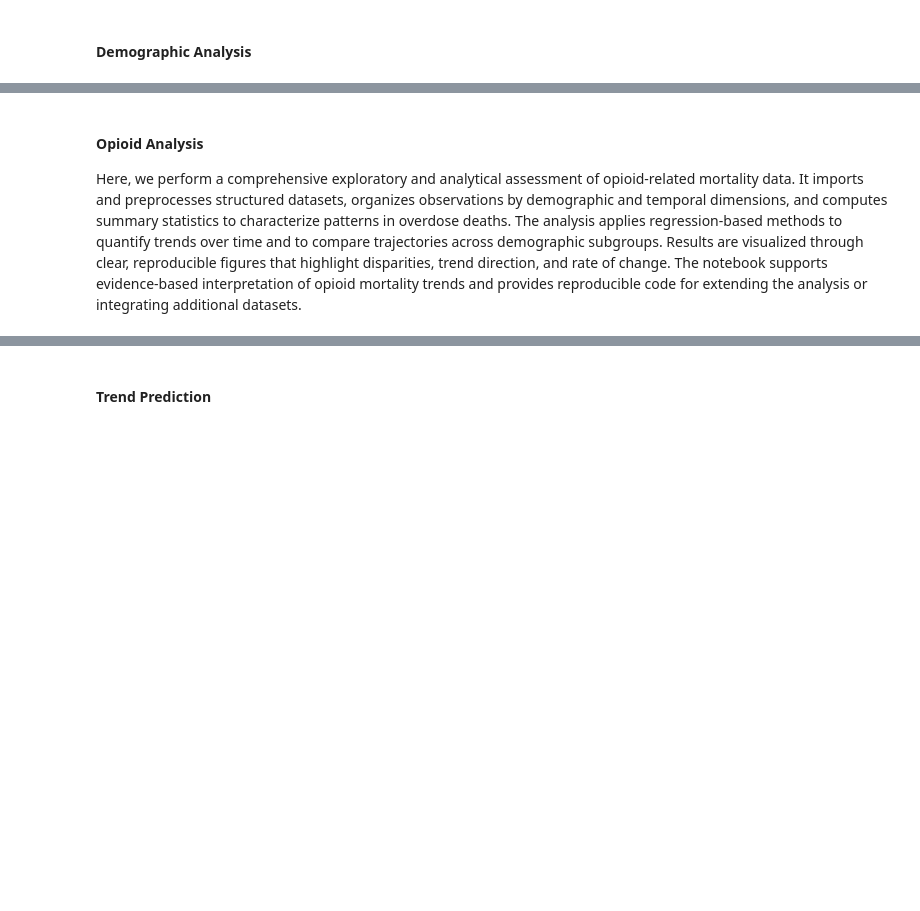
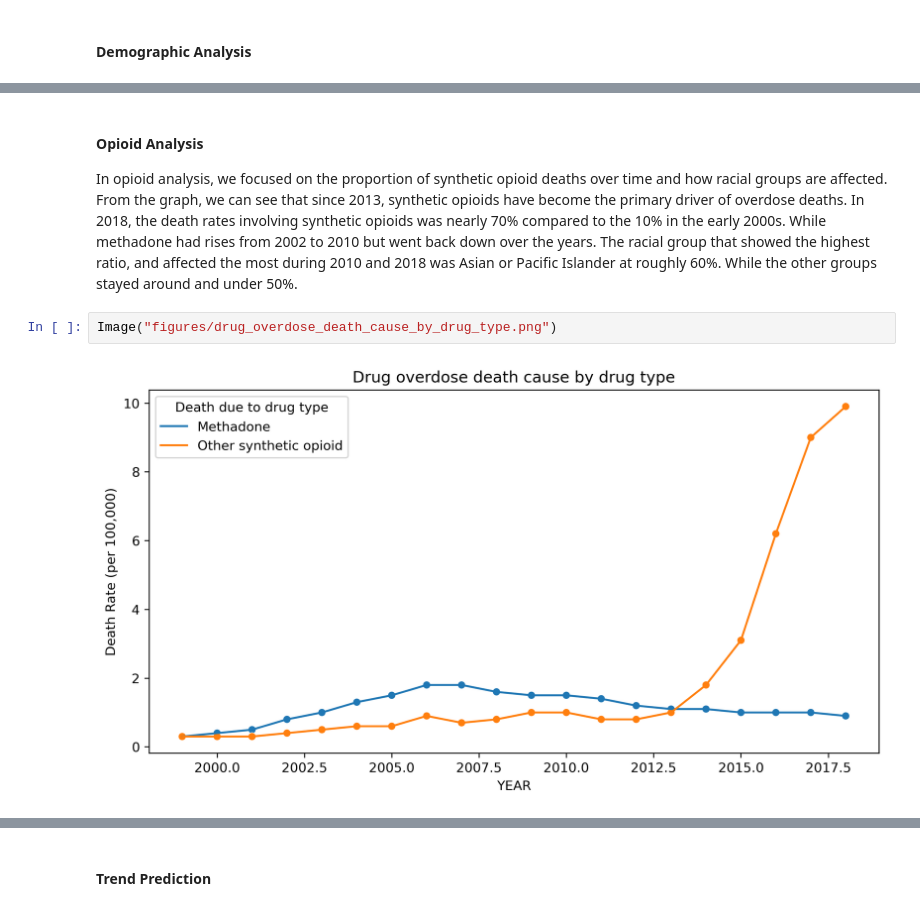
Before and after one commit to UCB-stat-159-f25/final-group09, a Jupyter notebook: main.ipynb, the cells around one changed output, grey strips where cells are left out. Saved outputs shown, nothing was run; the diff lists cells and outputs as text; blank space fills up the shorter version.

```diff
--- a/main.ipynb
+++ b/main.ipynb
@@ -43,5 +43,9 @@ Image("figures/heatmap_by_age_group.png", width=600)
 [figure]
 # %% [markdown]
 #### Opioid Analysis
-Here, we perform a comprehensive exploratory and analytical assessment of opioid-related mortality data. It imports and preprocesses structured datasets, organizes observations by demographic and temporal dimensions, and computes summary statistics to characterize patterns in overdose deaths. The analysis applies regression-based methods to quantify trends over time and to compare trajectories across demographic subgroups. Results are visualized through clear, reproducible figures that highlight disparities, trend direction, and rate of change. The notebook supports evidence-based interpretation of opioid mortality trends and provides reproducible code for extending the analysis or integrating additional datasets.
+In opioid analysis, we focused on the proportion of synthetic opioid deaths over time and how racial groups are affected. From the graph, we can see that since 2013, synthetic opioids have become the primary driver of overdose deaths. In 2018, the death rates involving synthetic opioids was nearly 70% compared to the 10% in the early 2000s. While methadone had rises from 2002 to 2010 but went back down over the years. The racial group that showed the highest ratio, and affected the most during 2010 and 2018 was Asian or Pacific Islander at roughly 60%. While the other groups stayed around and under 50%.
+# %%
+Image("figures/drug_overdose_death_cause_by_drug_type.png")
+# %% [output]
+[figure, added]
 # %%
```
Also changed, not shown: parts of 16 cells of this notebook, 2 other files.
